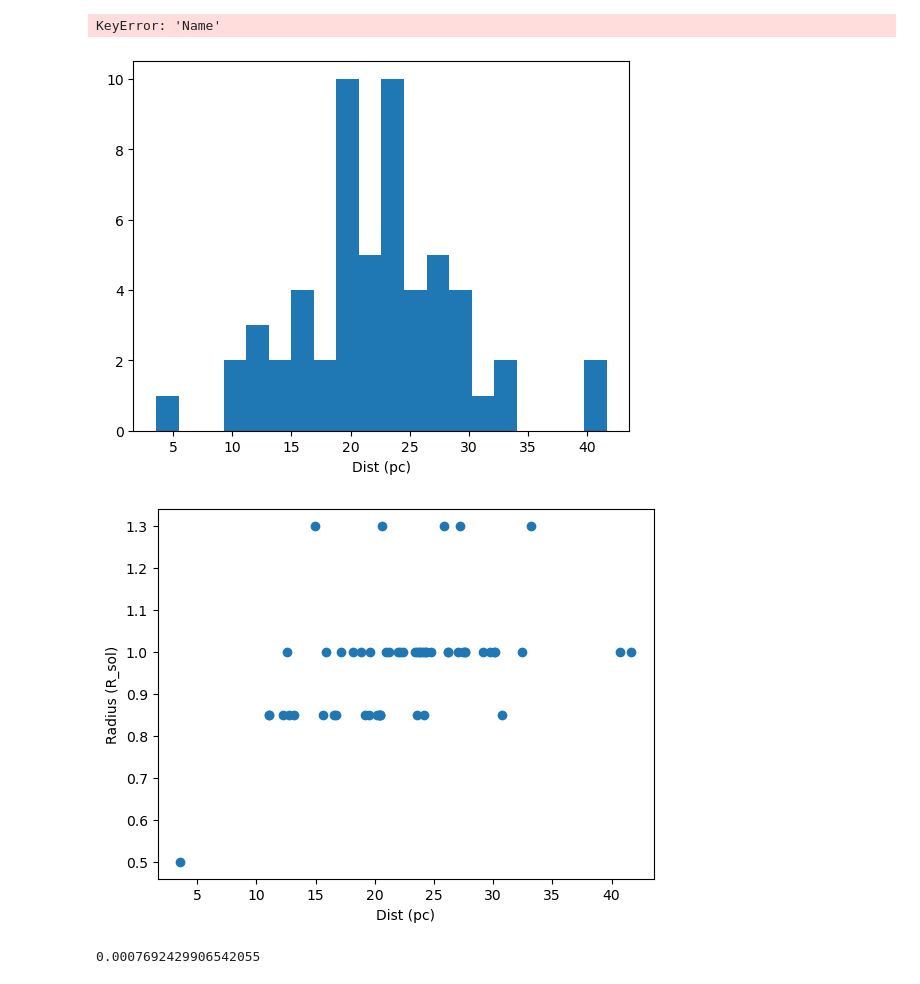
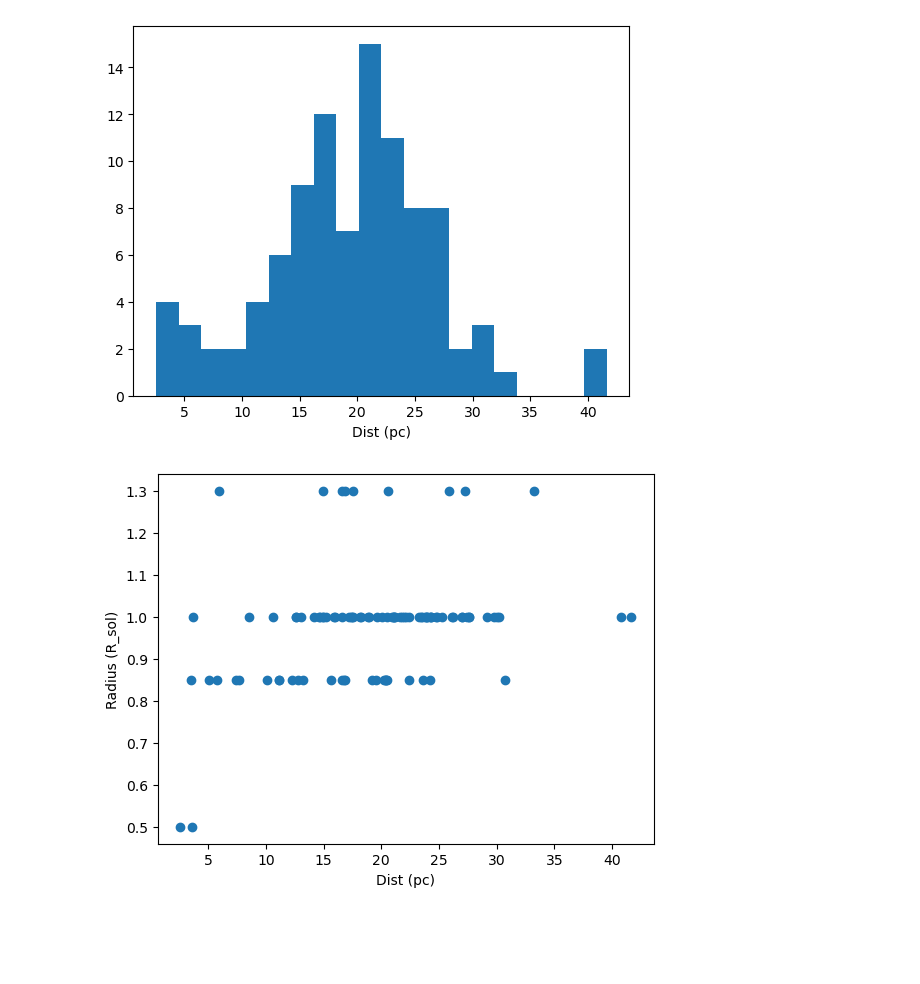
Before and after one commit to mwanakijiji/misc, a Jupyter notebook: notebooks_for_development/noirlab_exoplanet_hosts.ipynb, the cells around one changed output. Drawn from its saved outputs; the diff is of its cells as text; code cells hidden in the pictures; blank space fills up the shorter version.

```diff
--- a/notebooks_for_development/noirlab_exoplanet_hosts.ipynb
+++ b/notebooks_for_development/noirlab_exoplanet_hosts.ipynb
@@ -12,5 +14,4 @@ from astroquery.simbad import Simbad
 # %%
 stem = '/Users/bandari/Documents/git.repos/misc/notebooks_for_development/'
 # %%
-#df = pd.read_csv('neid_planets.csv', delimiter='|', skiprows=43)
-neid_targets = Table.read('neid_planets.csv', format='ascii', delimiter='|', data_start=44)
+neid_targets = Table.read('neid_planets.csv', format='ascii', delimiter='|')
@@ -97,5 +49,7 @@ KeyError: 'Name'
 # %%
-# Define spectral class properties (example for main-sequence stars)
+# get stellar radii
+
+# define spectral class properties with *approx* radii
 # (normalized to solar radius)
 spectral_to_radius = {
     'O': 6.6,
@@ -114,7 +68,7 @@ def get_radius(spectral_class):
     return spectral_to_radius.get(main_type, np.nan)  # Return NaN if not in the mapping
 
 # Apply the function to the table
-neid_target_addl_info['Radius'] = [get_radius(sc) for sc in neid_target_addl_info['SP_TYPE']]  # Replace 'Spectral_Class'
+neid_target_list_w_addl_info['Radius'] = [get_radius(sc) for sc in neid_target_list_w_addl_info['SP_TYPE']]  # Replace 'Spectral_Class'
 
 # Save the updated table
 #table.write('updated_targets_table_with_radius.csv', format='csv', overwrite=True)
@@ -151,25 +82,21 @@ for col in ['PLX_VALUE', 'PMRA', 'PMDEC', 'SP_TYPE', 'Radius']:  # Adjust based
 
 # Save the updated table
 #merged_table.write('updated_targets_table.csv', format='csv', overwrite=True)
-# %%
-neid_target_info_merged['Name']
-# %% [output]
-KeyError: 'Name'
 # %%
 # distance in pc
-neid_target_info_merged['dist'] = 1/(1e-3 * neid_target_info_merged['PLX_VALUE'])
+neid_target_list_w_addl_info['dist'] = 1/(1e-3 * neid_target_list_w_addl_info['PLX_VALUE'])
 # %%
-plt.hist(neid_target_info_merged['dist'], bins=20)
+plt.hist(neid_target_list_w_addl_info['dist'], bins=20)
 plt.xlabel('Dist (pc)')
 plt.show()
 # %% [output]
-[figure, old version]
+[figure, new version]
 # %%
-plt.scatter(neid_target_info_merged['dist'], neid_target_info_merged['Radius'])
+plt.scatter(neid_target_list_w_addl_info['dist'], neid_target_list_w_addl_info['Radius'])
 plt.xlabel('Dist (pc)')
 plt.ylabel('Radius (R_sol)')
 plt.show()
 # %% [output]
-[figure, old version]
+[figure, new version]
 # %%
 # find angular widths
@@ -177,5 +104 @@ neid_target_info_merged['width_ang'] = ( 2 * neid_target_info_merged['Radius'] /
-# %%
-neid_target_info_merged['width_ang'][0]
-# %% [output]
-0.0007692429906542055
 # %%
```
Also changed, not shown: parts of 29 cells of this notebook, 5 other files.
